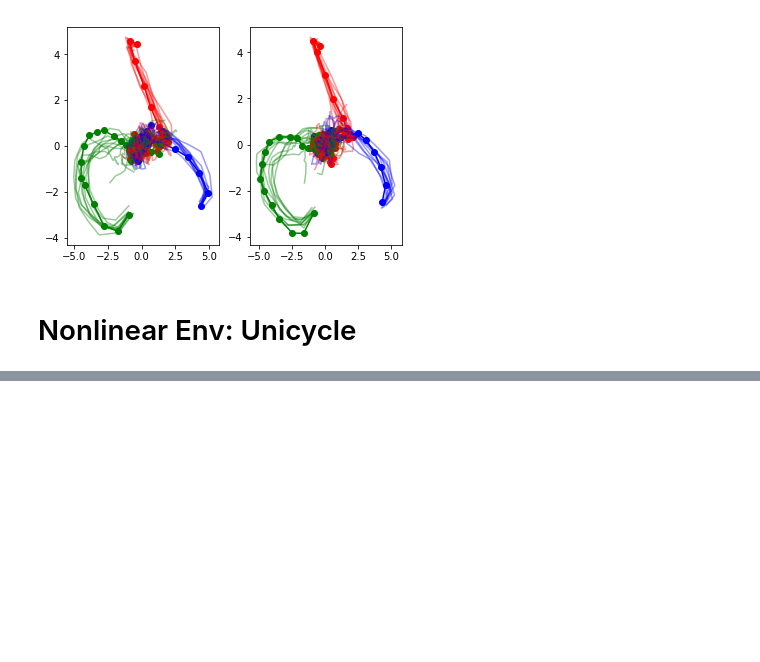
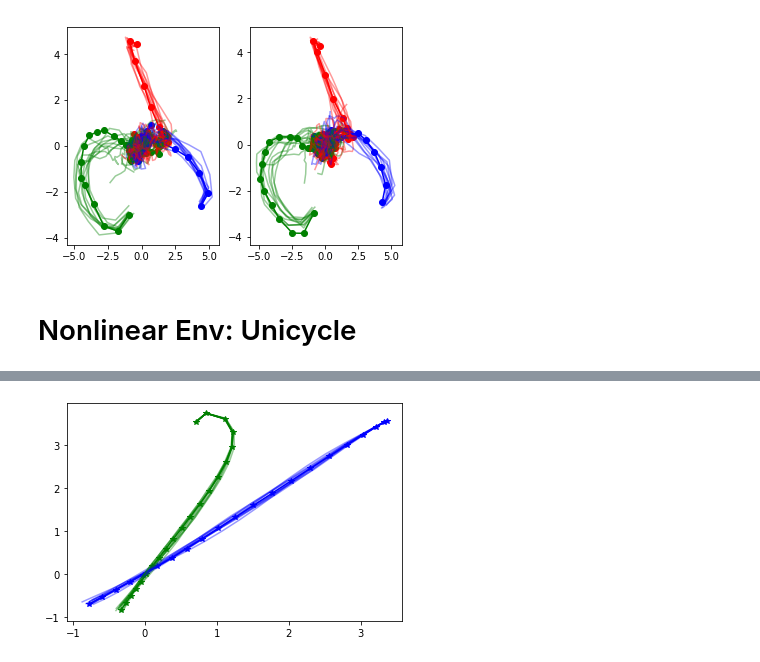
Before and after one commit to FJYang96/DynamicGames, a Jupyter notebook: LQGame.ipynb, the cells around one changed output, grey strips where cells are left out. Drawn from its saved outputs; the diff is of its cells as text; code cells hidden in the pictures; blank space fills up the shorter version.

```diff
--- a/LQGame.ipynb
+++ b/LQGame.ipynb
@@ -608,0 +458,13 @@ plt.plot(np.arange(T), dc_hist)
+# %%
+###################################################
+# ILQ solutions
+###################################################
+# Plot the Nash trajectory
+xtraj, utraj, cont = ilqgame(uni, xtraj, utraj)
+plot_unicycle_traj(xtraj, N)
+# Plot the QREq trajectory
+for _ in range(10):
+    gxtraj, gutraj = generate_nonlinear_traj(uni, xtraj, utraj, cont, True)
+    plot_unicycle_traj(gxtraj, N, True)
+# %% [output]
+[figure, added]
```
Also changed, not shown: parts of 30 cells of this notebook.
